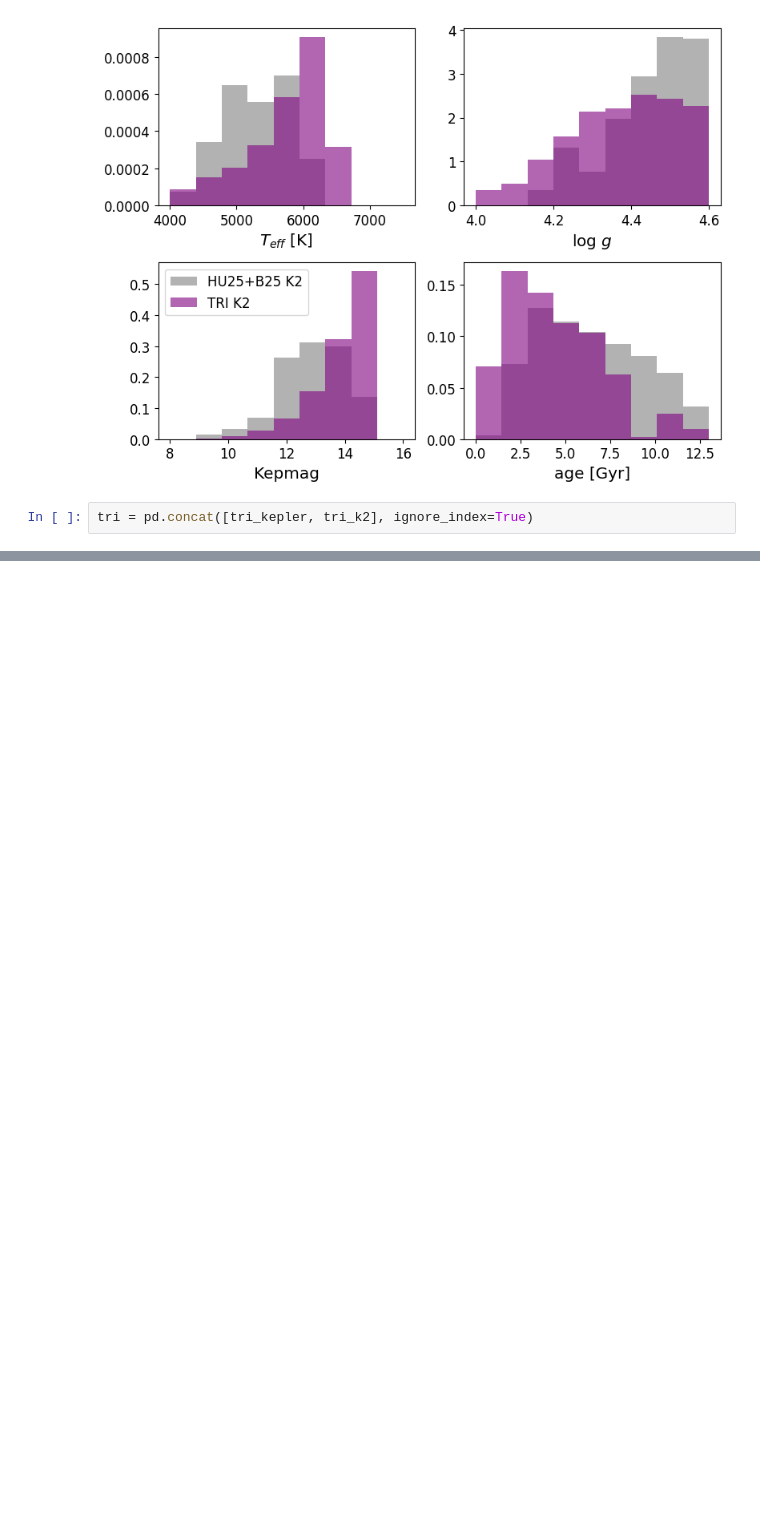
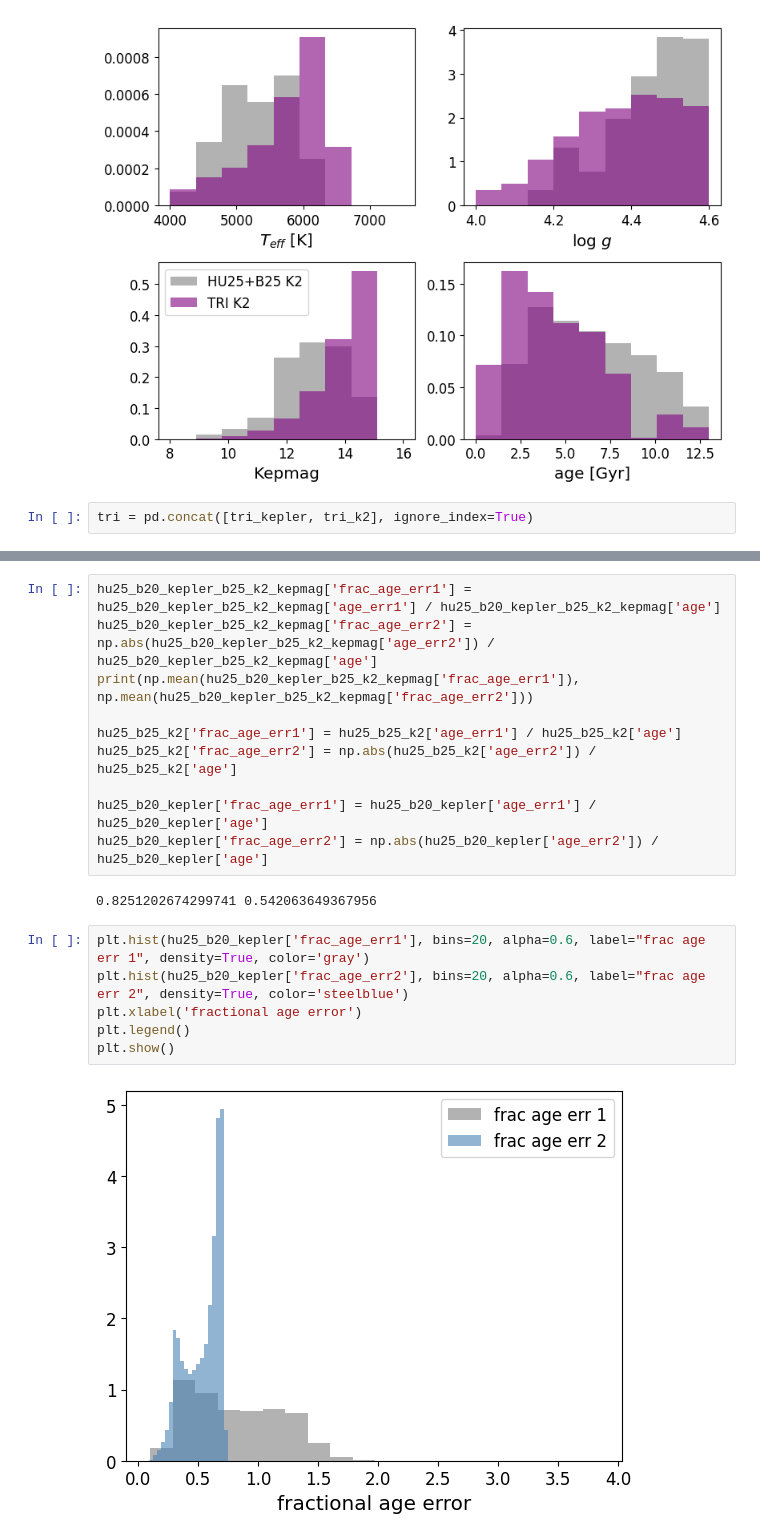
Before and after one commit to exoclam/psps, a Jupyter notebook: trilegal_kepler_k2.ipynb, the cells around one changed output, grey strips where cells are left out. Cells and saved outputs as stored; diff of their text form; blank space fills up the shorter version.

```diff
--- a/trilegal_kepler_k2.ipynb
+++ b/trilegal_kepler_k2.ipynb
@@ -851,0 +858,20 @@ plt.show()
+# %%
+hu25_b20_kepler_b25_k2_kepmag['frac_age_err1'] = hu25_b20_kepler_b25_k2_kepmag['age_err1'] / hu25_b20_kepler_b25_k2_kepmag['age']
+hu25_b20_kepler_b25_k2_kepmag['frac_age_err2'] = np.abs(hu25_b20_kepler_b25_k2_kepmag['age_err2']) / hu25_b20_kepler_b25_k2_kepmag['age']
+print(np.mean(hu25_b20_kepler_b25_k2_kepmag['frac_age_err1']), np.mean(hu25_b20_kepler_b25_k2_kepmag['frac_age_err2']))
+
+hu25_b25_k2['frac_age_err1'] = hu25_b25_k2['age_err1'] / hu25_b25_k2['age']
+hu25_b25_k2['frac_age_err2'] = np.abs(hu25_b25_k2['age_err2']) / hu25_b25_k2['age']
+
+hu25_b20_kepler['frac_age_err1'] = hu25_b20_kepler['age_err1'] / hu25_b20_kepler['age']
+hu25_b20_kepler['frac_age_err2'] = np.abs(hu25_b20_kepler['age_err2']) / hu25_b20_kepler['age']
+# %% [output]
+0.8251202674299741 0.542063649367956
+# %%
+plt.hist(hu25_b20_kepler['frac_age_err1'], bins=20, alpha=0.6, label="frac age err 1", density=True, color='gray')
+plt.hist(hu25_b20_kepler['frac_age_err2'], bins=20, alpha=0.6, label="frac age err 2", density=True, color='steelblue')
+plt.xlabel('fractional age error')
+plt.legend()
+plt.show()
+# %% [output]
+[figure, added]
```
Also changed, not shown: parts of 20 cells of this notebook, 9 other files.
